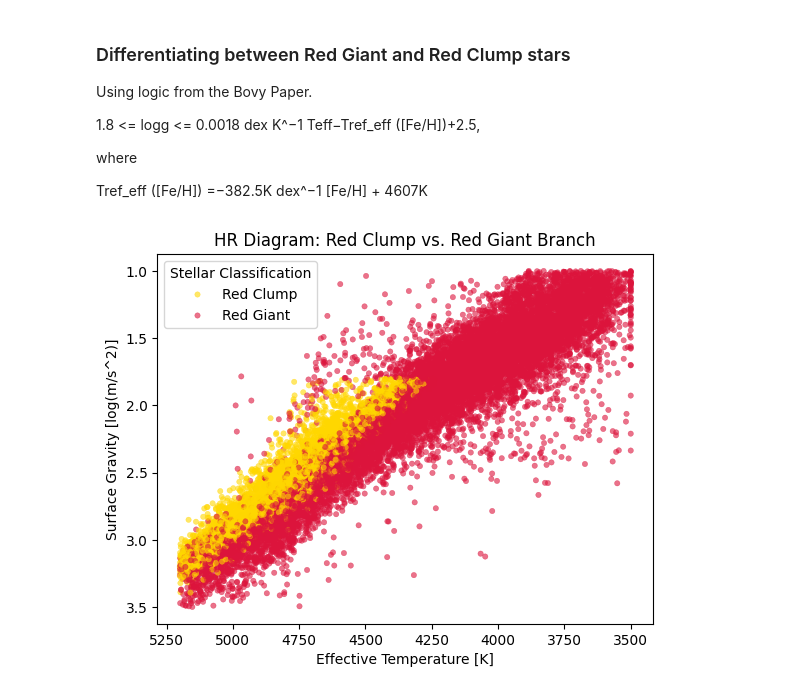
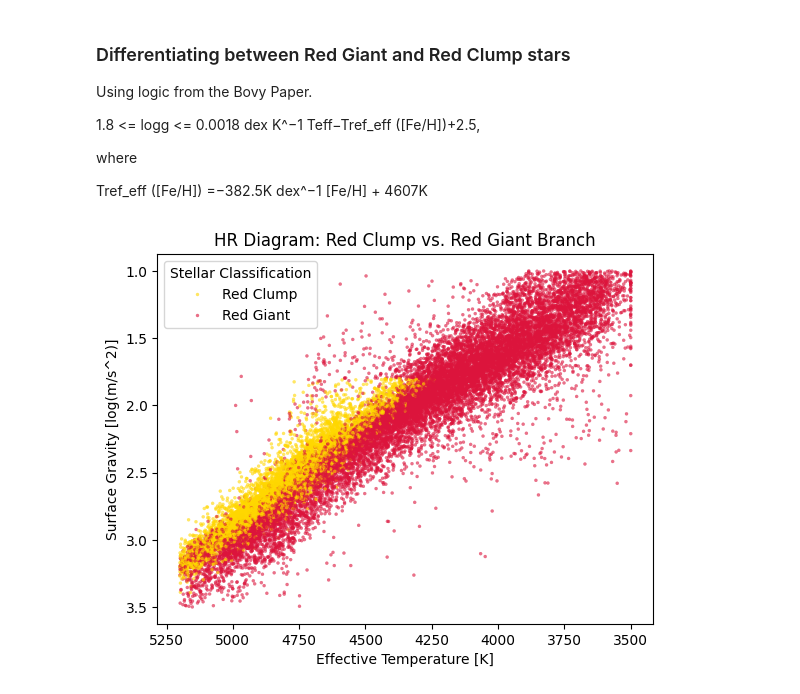
Before and after one commit to hjm46/Red_Giant_Classificaition_ML, a Jupyter notebook: metadata_eda.ipynb, the cells around one changed output. Cells and saved outputs as stored; diff of their text form; code cells hidden in the pictures.

```diff
--- a/metadata_eda.ipynb
+++ b/metadata_eda.ipynb
@@ -126,23 +126,23 @@ df_shuffled["Stellar_type"] = np.where(rc_mask, "Red Clump", "Red Giant")
 # %%
 sns.scatterplot(
     data=df_shuffled,
     x="RV_TEFF",
     y="RV_LOGG",
     hue="Stellar_type",
     palette={"Red Clump": "#FFD700", "Red Giant": "#DC143C"},
-    s=15,
+    s=5,
     alpha=0.6,
     edgecolor=None
 )
 
 plt.gca().invert_xaxis()
 plt.gca().invert_yaxis()
 
 plt.title('HR Diagram: Red Clump vs. Red Giant Branch')
 plt.xlabel('Effective Temperature [K]')
 plt.ylabel('Surface Gravity [log(m/s^2)]')
 plt.legend(title='Stellar Classification', loc='upper left')
 
 plt.show()
 # %% [output]
-[figure, old version]
+[figure, new version]
```
Also changed, not shown: 2 other files.
